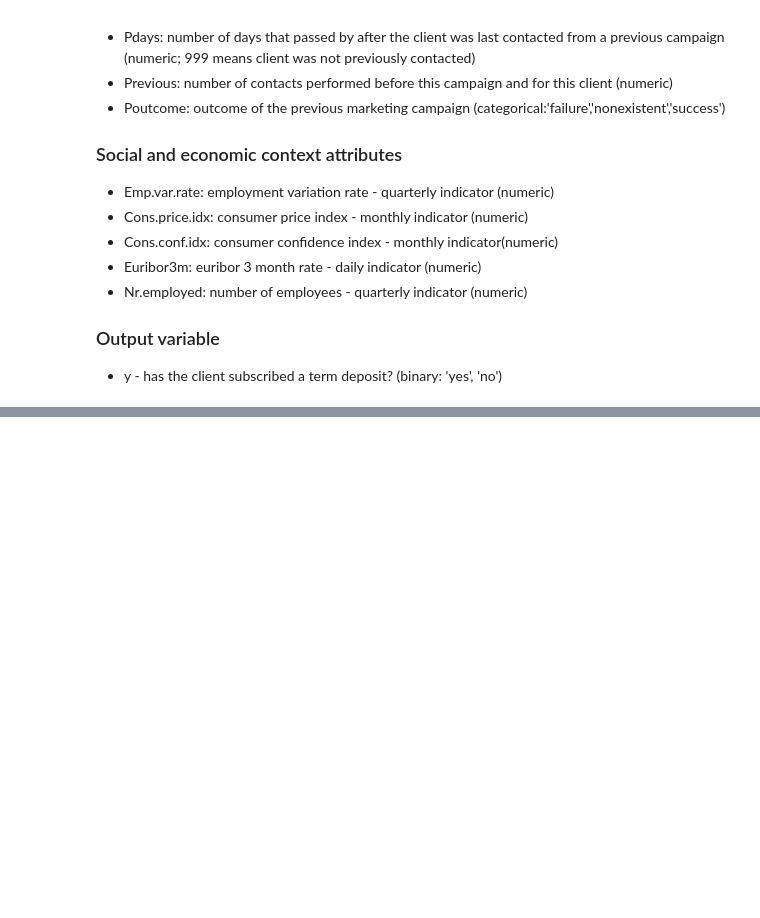
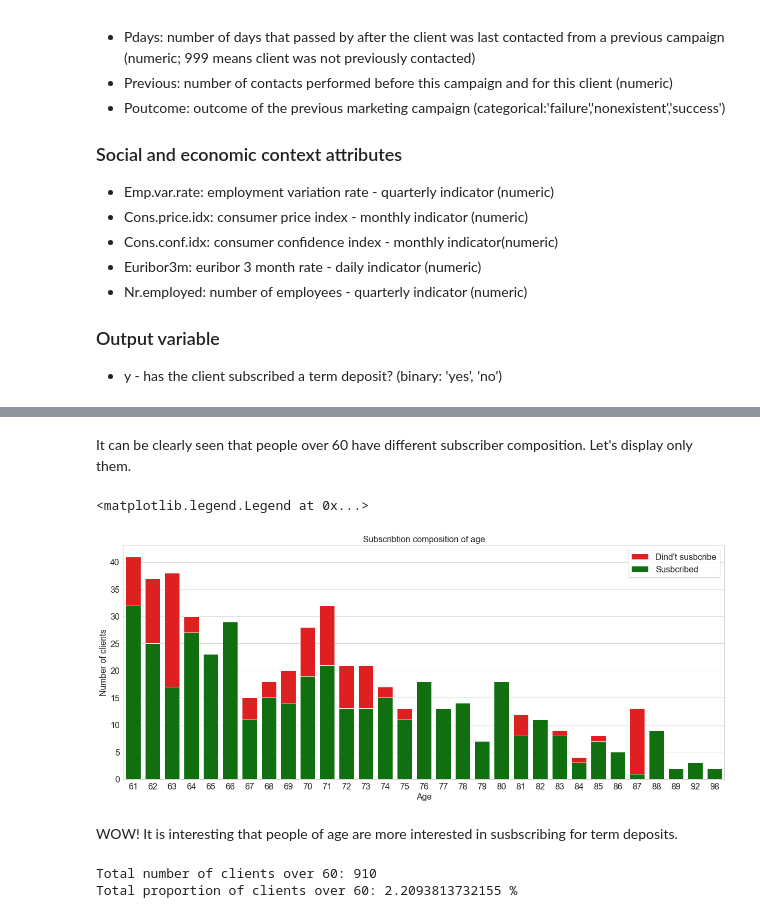
Before and after one commit to aza-atabayev/bank-marketing-classification, a Jupyter notebook: Bank Marketing (classification).ipynb, the cells around one changed output, grey strips where cells are left out. Saved outputs shown, nothing was run; the diff lists cells and outputs as text; code cells hidden in the pictures; blank space fills up the shorter version.

```diff
--- a/Bank Marketing (classification).ipynb
+++ b/Bank Marketing (classification).ipynb
@@ -60,0 +165,25 @@ Attributes can be divided into the following groups:
+# %% [markdown]
+It can be clearly seen that people over 60 have different subscriber composition. Let's display only them.
+# %%
+#Comparing subscribtion composition of people over 60
+fig, ax = plt.subplots()
+fig.set_size_inches(20, 8)
+sns.countplot(x = 'age', data = client_data.loc[(client_data.y == 'no') & (client_data.age > 60)], label="Dind't susbcribe", color = 'red')
+sns.countplot(x = 'age', data = client_data.loc[(client_data.y == 'yes') & (client_data.age > 60)], label="Susbcribed", color = 'green')
+
+ax.set_xlabel('Age', fontsize=16)
+ax.set_ylabel('Number of clients', fontsize=16)
+ax.set_title("Subscribtion composition of age", fontsize=16)
+ax.tick_params(labelsize=16)
+plt.legend(fontsize=16)
+# %% [output]
+<matplotlib.legend.Legend at 0x...>
+[figure, added]
+# %% [markdown]
+WOW! It is interesting that people of age are more interested in susbscribing for term deposits.
+# %%
+print('Total number of clients over 60:', client_data[client_data.age > 60].age.count())
+print('Total proportion of clients over 60:', client_data[client_data.age > 60].age.count() / client_data.age.count() * 100, '%')
+# %% [output]
+Total number of clients over 60: 910
+Total proportion of clients over 60: 2.2093813732155 %
```
Also changed, not shown: parts of 16 cells of this notebook.
